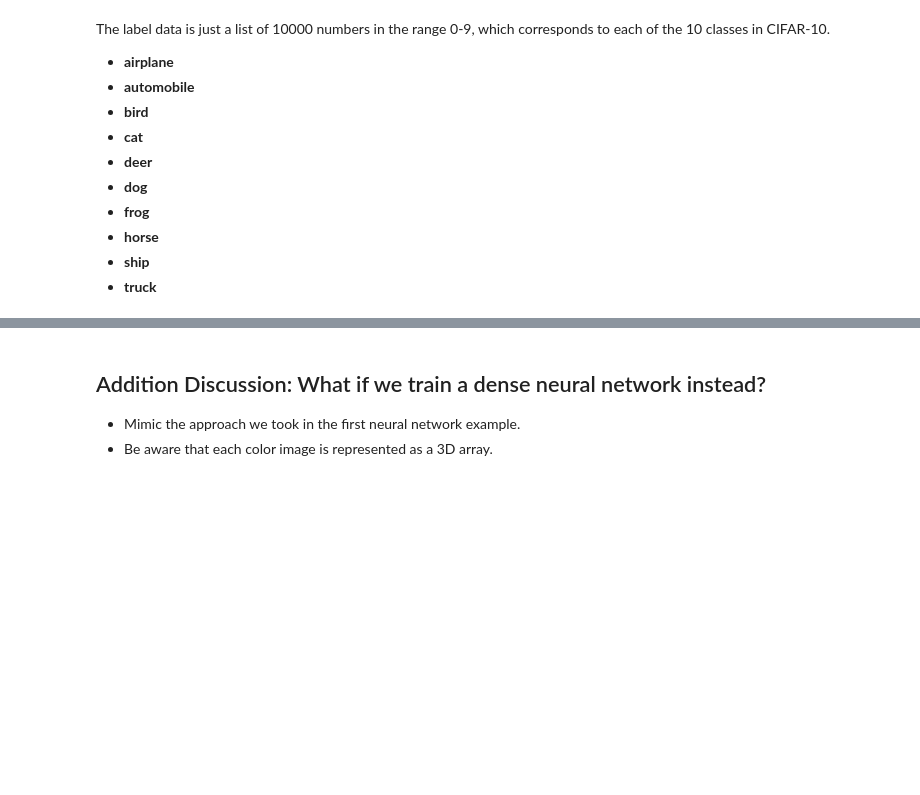
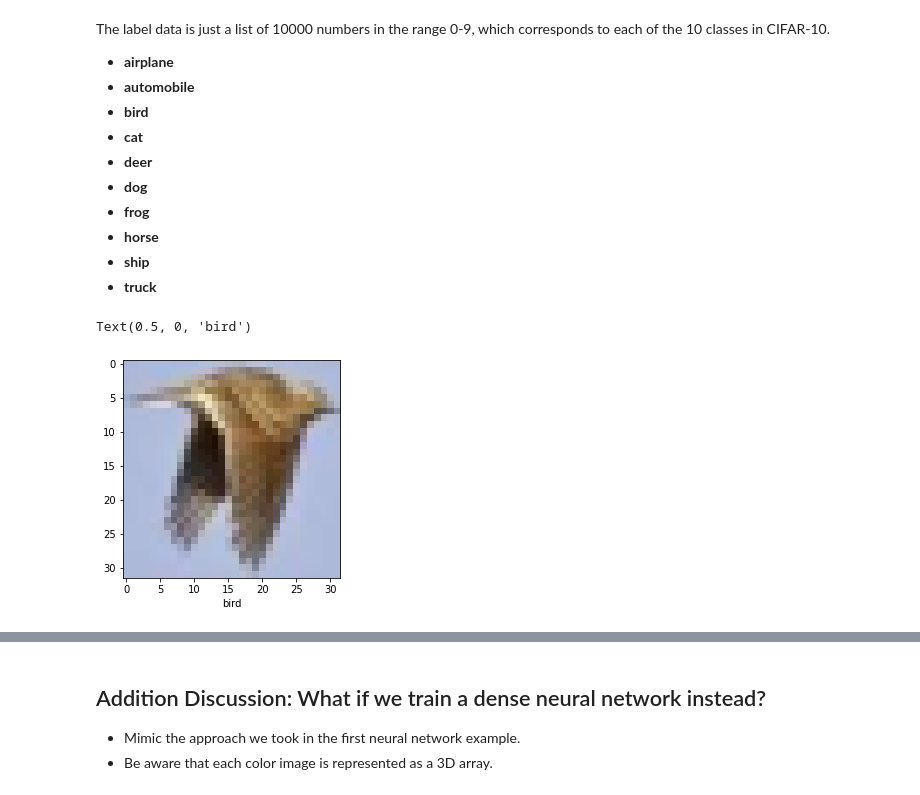
Before and after one commit to ch00226855/CMP414765Fall2022, a Jupyter notebook: Week11_ImageClassification_Completed.ipynb, the cells around one changed output, grey strips where cells are left out. Cells and saved outputs as stored; diff of their text form; code cells hidden in the pictures; blank space fills up the shorter version.

```diff
--- a/Week11_ImageClassification_Completed.ipynb
+++ b/Week11_ImageClassification_Completed.ipynb
@@ -343,13 +367,16 @@ The label data is just a list of 10000 numbers in the range 0-9, which correspon
 * **truck**
 # %%
 # Show a sample image
-sample_id = 4321
+sample_id = 123
 plt.imshow(features[sample_id])
 label_names = ['airplane', 'automobile', 'bird',
             'cat', 'deer', 'dog', 'frog',
             'horse', 'ship', 'truck']
 plt.xlabel(label_names[labels[sample_id]])
 # labels[sample_id]
+# %% [output]
+Text(0.5, 0, 'bird')
+[figure, added]
 # %%
 # Load all images from batch 1-5
 train_features = np.empty([0, 32, 32, 3], dtype=np.uint8)
```
Also changed, not shown: parts of 16 cells of this notebook.
